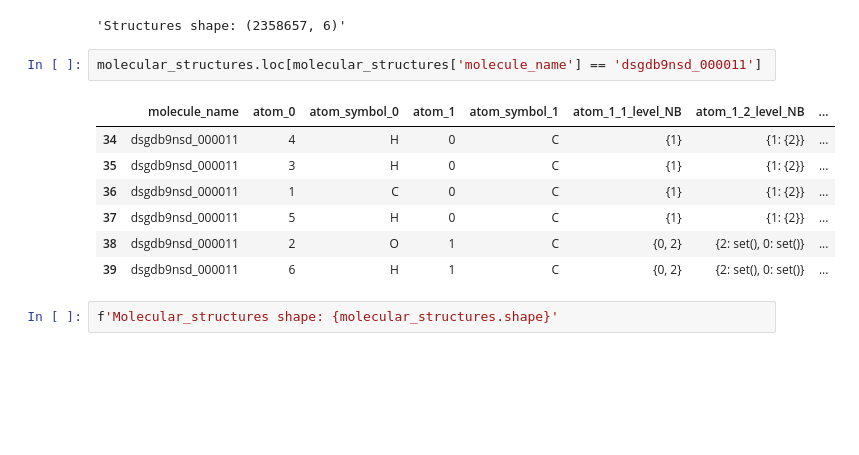
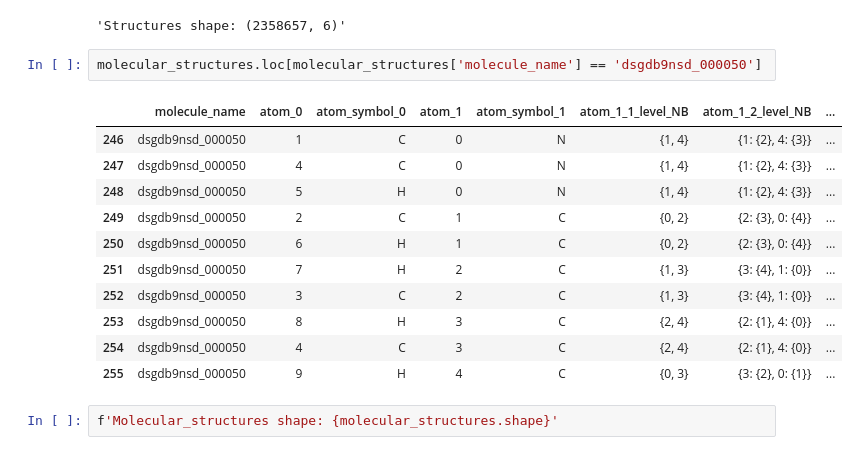
Before and after one commit to johngreibelarsen/predicting-molecular-properties, a Jupyter notebook: basic_feature_engineering_v8.ipynb, the cells around one changed output. Cells and saved outputs as stored; diff of their text form; blank space fills up the shorter version.

```diff
--- a/basic_feature_engineering_v8.ipynb
+++ b/basic_feature_engineering_v8.ipynb
@@ -26,15 +26,19 @@ f'Structures shape: {structures.shape}'
 # %% [output]
 'Structures shape: (2358657, 6)'
 # %%
-molecular_structures.loc[molecular_structures['molecule_name'] == 'dsgdb9nsd_000011']
+molecular_structures.loc[molecular_structures['molecule_name'] == 'dsgdb9nsd_000050']
 # %% [output]
 |  | molecule_name | atom_0 | atom_symbol_0 | atom_1 | atom_symbol_1 | atom_1_1_level_NB | atom_1_2_level_NB | ... |
-| 34 | dsgdb9nsd_000011 | 4 | H | 0 | C | {1} | {1: {2}} | ... |
-| 35 | dsgdb9nsd_000011 | 3 | H | 0 | C | {1} | {1: {2}} | ... |
-| 36 | dsgdb9nsd_000011 | 1 | C | 0 | C | {1} | {1: {2}} | ... |
-| 37 | dsgdb9nsd_000011 | 5 | H | 0 | C | {1} | {1: {2}} | ... |
-| 38 | dsgdb9nsd_000011 | 2 | O | 1 | C | {0, 2} | {2: set(), 0: set()} | ... |
-| 39 | dsgdb9nsd_000011 | 6 | H | 1 | C | {0, 2} | {2: set(), 0: set()} | ... |
+| 246 | dsgdb9nsd_000050 | 1 | C | 0 | N | {1, 4} | {1: {2}, 4: {3}} | ... |
+| 247 | dsgdb9nsd_000050 | 4 | C | 0 | N | {1, 4} | {1: {2}, 4: {3}} | ... |
+| 248 | dsgdb9nsd_000050 | 5 | H | 0 | N | {1, 4} | {1: {2}, 4: {3}} | ... |
+| 249 | dsgdb9nsd_000050 | 2 | C | 1 | C | {0, 2} | {2: {3}, 0: {4}} | ... |
+| 250 | dsgdb9nsd_000050 | 6 | H | 1 | C | {0, 2} | {2: {3}, 0: {4}} | ... |
+| 251 | dsgdb9nsd_000050 | 7 | H | 2 | C | {1, 3} | {3: {4}, 1: {0}} | ... |
+| 252 | dsgdb9nsd_000050 | 3 | C | 2 | C | {1, 3} | {3: {4}, 1: {0}} | ... |
+| 253 | dsgdb9nsd_000050 | 8 | H | 3 | C | {2, 4} | {2: {1}, 4: {0}} | ... |
+| 254 | dsgdb9nsd_000050 | 4 | C | 3 | C | {2, 4} | {2: {1}, 4: {0}} | ... |
+| 255 | dsgdb9nsd_000050 | 9 | H | 4 | C | {0, 3} | {3: {2}, 0: {1}} | ... |
 # %%
 f'Molecular_structures shape: {molecular_structures.shape}'
 # %% [output]
```
Also changed, not shown: parts of 2 cells of this notebook.
